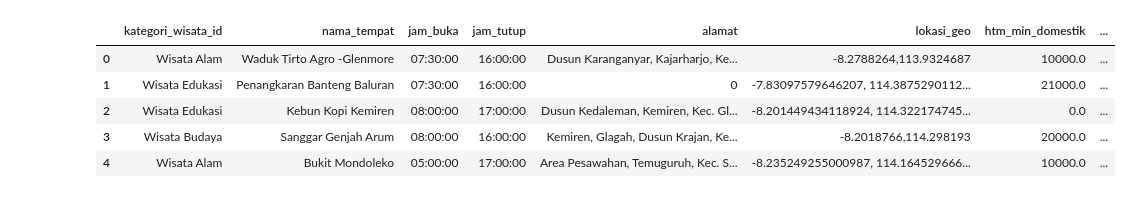
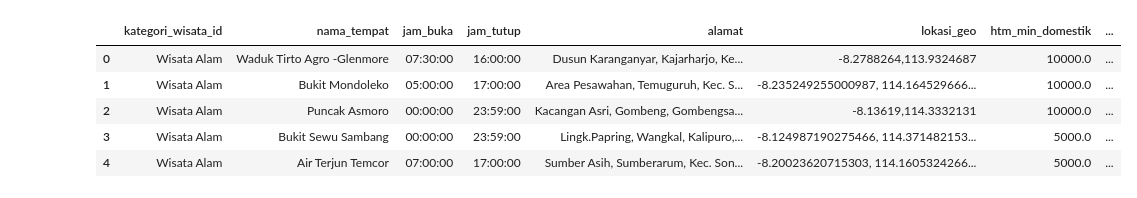
Before and after one commit to ayundayn/ml-sireci, a Jupyter notebook: app/notebooks/wisata.ipynb, the cells around one changed output. Drawn from its saved outputs; the diff is of its cells as text; code cells hidden in the pictures.

```diff
--- a/app/notebooks/wisata.ipynb
+++ b/app/notebooks/wisata.ipynb
@@ -2,16 +2,54 @@
 import pandas as pd
 import numpy as np
 from sklearn.metrics.pairwise import cosine_similarity
+import pymysql
+import os
+from dotenv import load_dotenv
+
+load_dotenv()
+
+# MySQL Connection
+def get_db_connection():
+    return pymysql.connect(
+        host=os.getenv('MYSQL_HOST'),
+        port=int(os.getenv('MYSQL_PORT', 3306)),
+        user=os.getenv('MYSQL_USER'),
+        password=os.getenv('MYSQL_PASSWORD'),
+        database=os.getenv('MYSQL_DATABASE')
+    )
 # %%
-df = pd.read_csv("../../artifacts/data/wisata.csv")
+conn = get_db_connection()
+
+# Read wisata data from MySQL
+query = '''
+SELECT
+    kw.nama_kategori as kategori_wisata_id,
+    w.nama_tempat,
+    w.jam_buka,
+    w.jam_tutup,
+    w.alamat,
+    w.lokasi_geo,
+    w.htm_min_domestik,
+    w.htm_max_domestik,
+    w.htm_min_mancanegara,
+    w.htm_max_mancanegara,
+    w.akses_transportasi,
+    w.rating
+FROM wisata w
+JOIN kategori_wisata kw ON w.kategori_wisata_id = kw.kategori_wisata_id
+'''
+
+df = pd.read_sql(query, conn)
+conn.close()
+
 df.head()
 # %% [output]
 |  | kategori_wisata_id | nama_tempat | jam_buka | jam_tutup | alamat | lokasi_geo | htm_min_domestik | ... |
 | 0 | Wisata Alam | Waduk Tirto Agro -Glenmore | 07:30:00 | 16:00:00 | Dusun Karanganyar, Kajarharjo, Ke... | -8.2788264,113.9324687 | 10000.0 | ... |
-| 1 | Wisata Edukasi | Penangkaran Banteng Baluran | 07:30:00 | 16:00:00 | 0 | -7.83097579646207, 114.3875290112... | 21000.0 | ... |
-| 2 | Wisata Edukasi | Kebun Kopi Kemiren | 08:00:00 | 17:00:00 | Dusun Kedaleman, Kemiren, Kec. Gl... | -8.201449434118924, 114.322174745... | 0.0 | ... |
-| 3 | Wisata Budaya | Sanggar Genjah Arum | 08:00:00 | 16:00:00 | Kemiren, Glagah, Dusun Krajan, Ke... | -8.2018766,114.298193 | 20000.0 | ... |
-| 4 | Wisata Alam | Bukit Mondoleko | 05:00:00 | 17:00:00 | Area Pesawahan, Temuguruh, Kec. S... | -8.235249255000987, 114.164529666... | 10000.0 | ... |
+| 1 | Wisata Alam | Bukit Mondoleko | 05:00:00 | 17:00:00 | Area Pesawahan, Temuguruh, Kec. S... | -8.235249255000987, 114.164529666... | 10000.0 | ... |
+| 2 | Wisata Alam | Puncak Asmoro | 00:00:00 | 23:59:00 | Kacangan Asri, Gombeng, Gombengsa... | -8.13619,114.3332131 | 10000.0 | ... |
+| 3 | Wisata Alam | Bukit Sewu Sambang | 00:00:00 | 23:59:00 | Lingk.Papring, Wangkal, Kalipuro,... | -8.124987190275466, 114.371482153... | 5000.0 | ... |
+| 4 | Wisata Alam | Air Terjun Temcor | 07:00:00 | 17:00:00 | Sumber Asih, Sumberarum, Kec. Son... | -8.20023620715303, 114.1605324266... | 5000.0 | ... |
 # %%
 # Bersihkan dan normalisasi nama kolom
 df.columns = df.columns.str.replace('_', ' ').str.title()
```
Also changed, not shown: parts of 9 cells of this notebook, 12 other files.
